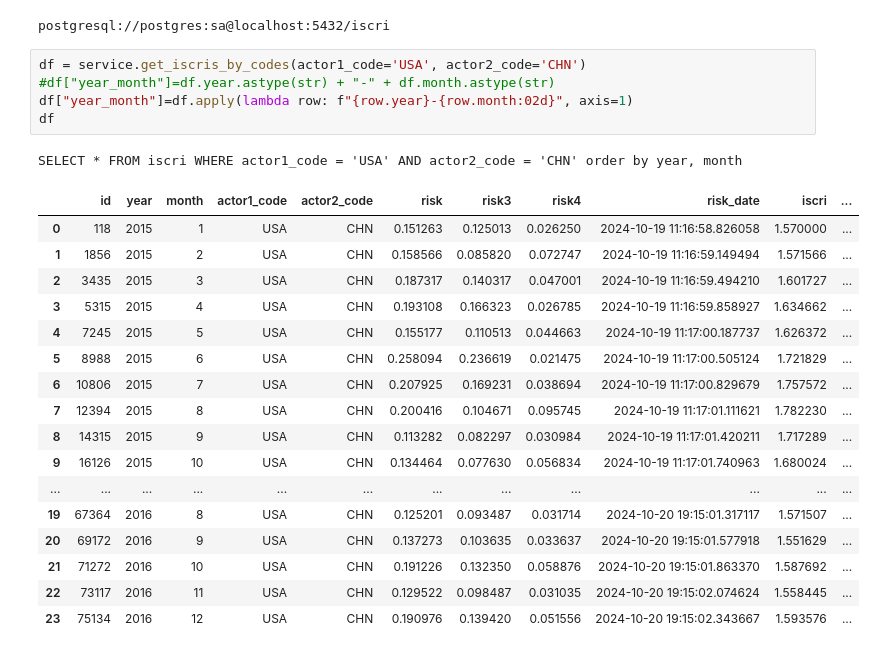
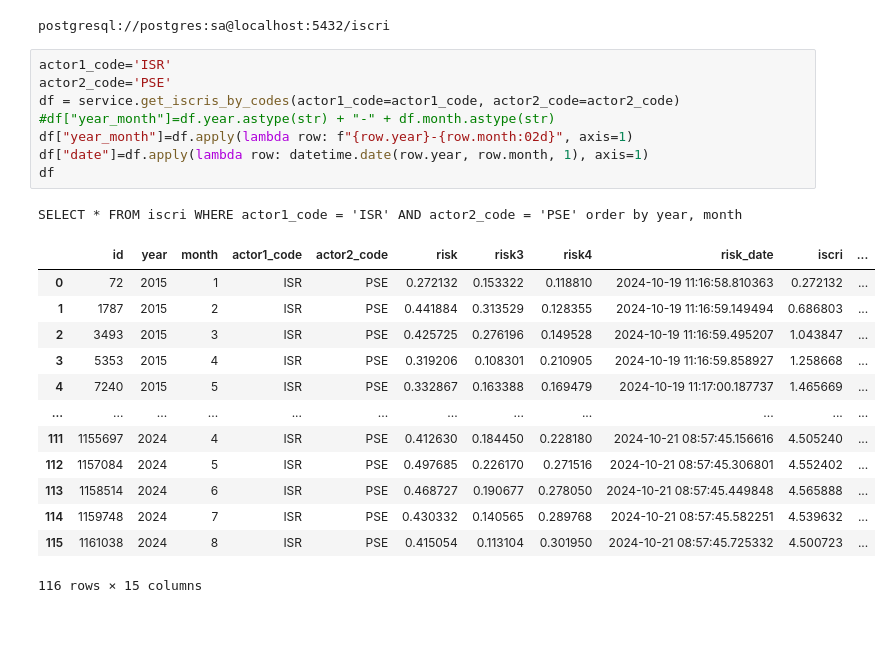
Before and after one commit to cyrilvincent/iscri, a Jupyter notebook: iscri_plot.ipynb, the cells around one changed output. Saved outputs shown, nothing was run; the diff lists cells and outputs as text; blank space fills up the shorter version.

```diff
--- a/iscri_plot.ipynb
+++ b/iscri_plot.ipynb
@@ -36,29 +37,28 @@ service = JupyterService(context)
 # %% [output]
 postgresql://postgres:sa@localhost:5432/iscri
 # %%
-df = service.get_iscris_by_codes(actor1_code='USA', actor2_code='CHN')
+actor1_code='ISR'
+actor2_code='PSE'
+df = service.get_iscris_by_codes(actor1_code=actor1_code, actor2_code=actor2_code)
 #df["year_month"]=df.year.astype(str) + "-" + df.month.astype(str)
 df["year_month"]=df.apply(lambda row: f"{row.year}-{row.month:02d}", axis=1)
+df["date"]=df.apply(lambda row: datetime.date(row.year, row.month, 1), axis=1)
 df
 # %% [output]
-SELECT * FROM iscri WHERE actor1_code = 'USA' AND actor2_code = 'CHN' order by year, month
+SELECT * FROM iscri WHERE actor1_code = 'ISR' AND actor2_code = 'PSE' order by year, month
 |  | id | year | month | actor1_code | actor2_code | risk | risk3 | risk4 | risk_date | iscri | ... |
-| 0 | 118 | 2015 | 1 | USA | CHN | 0.151263 | 0.125013 | 0.026250 | 2024-10-19 11:16:58.826058 | 1.570000 | ... |
-| 1 | 1856 | 2015 | 2 | USA | CHN | 0.158566 | 0.085820 | 0.072747 | 2024-10-19 11:16:59.149494 | 1.571566 | ... |
-| 2 | 3435 | 2015 | 3 | USA | CHN | 0.187317 | 0.140317 | 0.047001 | 2024-10-19 11:16:59.494210 | 1.601727 | ... |
-| 3 | 5315 | 2015 | 4 | USA | CHN | 0.193108 | 0.166323 | 0.026785 | 2024-10-19 11:16:59.858927 | 1.634662 | ... |
-| 4 | 7245 | 2015 | 5 | USA | CHN | 0.155177 | 0.110513 | 0.044663 | 2024-10-19 11:17:00.187737 | 1.626372 | ... |
-| 5 | 8988 | 2015 | 6 | USA | CHN | 0.258094 | 0.236619 | 0.021475 | 2024-10-19 11:17:00.505124 | 1.721829 | ... |
-| 6 | 10806 | 2015 | 7 | USA | CHN | 0.207925 | 0.169231 | 0.038694 | 2024-10-19 11:17:00.829679 | 1.757572 | ... |
-| 7 | 12394 | 2015 | 8 | USA | CHN | 0.200416 | 0.104671 | 0.095745 | 2024-10-19 11:17:01.111621 | 1.782230 | ... |
-| 8 | 14315 | 2015 | 9 | USA | CHN | 0.113282 | 0.082297 | 0.030984 | 2024-10-19 11:17:01.420211 | 1.717289 | ... |
-| 9 | 16126 | 2015 | 10 | USA | CHN | 0.134464 | 0.077630 | 0.056834 | 2024-10-19 11:17:01.740963 | 1.680024 | ... |
+| 0 | 72 | 2015 | 1 | ISR | PSE | 0.272132 | 0.153322 | 0.118810 | 2024-10-19 11:16:58.810363 | 0.272132 | ... |
+| 1 | 1787 | 2015 | 2 | ISR | PSE | 0.441884 | 0.313529 | 0.128355 | 2024-10-19 11:16:59.149494 | 0.686803 | ... |
+| 2 | 3493 | 2015 | 3 | ISR | PSE | 0.425725 | 0.276196 | 0.149528 | 2024-10-19 11:16:59.495207 | 1.043847 | ... |
+| 3 | 5353 | 2015 | 4 | ISR | PSE | 0.319206 | 0.108301 | 0.210905 | 2024-10-19 11:16:59.858927 | 1.258668 | ... |
+| 4 | 7240 | 2015 | 5 | ISR | PSE | 0.332867 | 0.163388 | 0.169479 | 2024-10-19 11:17:00.187737 | 1.465669 | ... |
 | ... | ... | ... | ... | ... | ... | ... | ... | ... | ... | ... | ... |
-| 19 | 67364 | 2016 | 8 | USA | CHN | 0.125201 | 0.093487 | 0.031714 | 2024-10-20 19:15:01.317117 | 1.571507 | ... |
-| 20 | 69172 | 2016 | 9 | USA | CHN | 0.137273 | 0.103635 | 0.033637 | 2024-10-20 19:15:01.577918 | 1.551629 | ... |
-| 21 | 71272 | 2016 | 10 | USA | CHN | 0.191226 | 0.132350 | 0.058876 | 2024-10-20 19:15:01.863370 | 1.587692 | ... |
-| 22 | 73117 | 2016 | 11 | USA | CHN | 0.129522 | 0.098487 | 0.031035 | 2024-10-20 19:15:02.074624 | 1.558445 | ... |
-| 23 | 75134 | 2016 | 12 | USA | CHN | 0.190976 | 0.139420 | 0.051556 | 2024-10-20 19:15:02.343667 | 1.593576 | ... |
+| 111 | 1155697 | 2024 | 4 | ISR | PSE | 0.412630 | 0.184450 | 0.228180 | 2024-10-21 08:57:45.156616 | 4.505240 | ... |
+| 112 | 1157084 | 2024 | 5 | ISR | PSE | 0.497685 | 0.226170 | 0.271516 | 2024-10-21 08:57:45.306801 | 4.552402 | ... |
+| 113 | 1158514 | 2024 | 6 | ISR | PSE | 0.468727 | 0.190677 | 0.278050 | 2024-10-21 08:57:45.449848 | 4.565888 | ... |
+| 114 | 1159748 | 2024 | 7 | ISR | PSE | 0.430332 | 0.140565 | 0.289768 | 2024-10-21 08:57:45.582251 | 4.539632 | ... |
+| 115 | 1161038 | 2024 | 8 | ISR | PSE | 0.415054 | 0.113104 | 0.301950 | 2024-10-21 08:57:45.725332 | 4.500723 | ... |
+116 rows × 15 columns
 # %%
 plt.figure(figsize=(14,6))
 plt.xticks(rotation=45)
```
Also changed, not shown: parts of 4 cells of this notebook, 7 other files.
